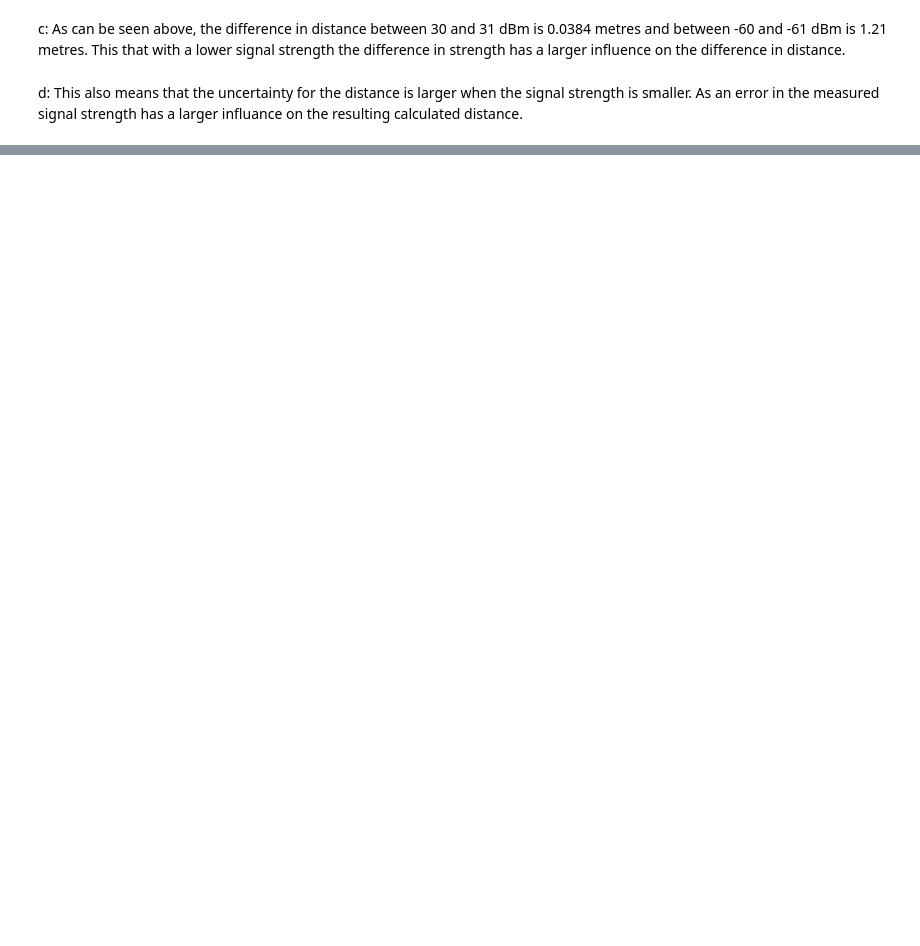
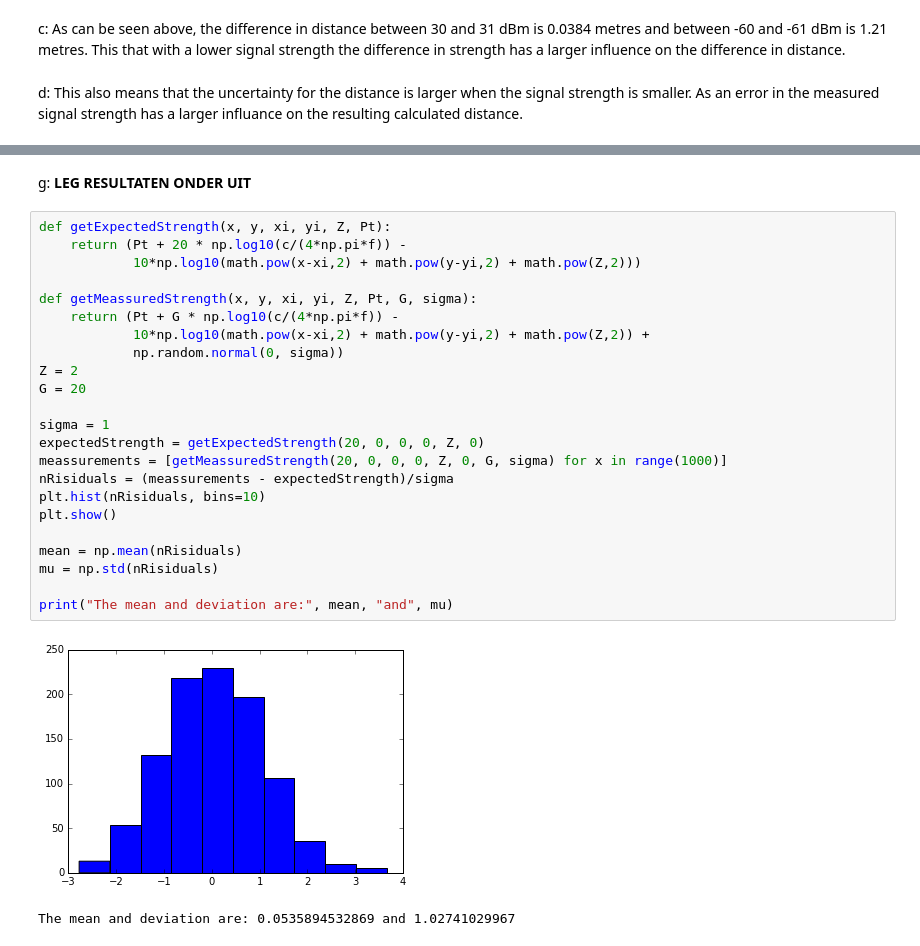
Before and after one commit to S3BASTI3N/WifiTracking, a Jupyter notebook: WifiTracking.ipynb, the cells around one changed output, grey strips where cells are left out. Drawn from its saved outputs; the diff is of its cells as text; blank space fills up the shorter version.

```diff
--- a/WifiTracking.ipynb
+++ b/WifiTracking.ipynb
@@ -52,0 +57,28 @@ MARTIJN OVERTYPEN
+# %% [markdown]
+g: **LEG RESULTATEN ONDER UIT**
+# %%
+def getExpectedStrength(x, y, xi, yi, Z, Pt):
+    return (Pt + 20 * np.log10(c/(4*np.pi*f)) -
+            10*np.log10(math.pow(x-xi,2) + math.pow(y-yi,2) + math.pow(Z,2)))
+
+def getMeassuredStrength(x, y, xi, yi, Z, Pt, G, sigma):
+    return (Pt + G * np.log10(c/(4*np.pi*f)) -
+            10*np.log10(math.pow(x-xi,2) + math.pow(y-yi,2) + math.pow(Z,2)) +
+            np.random.normal(0, sigma))
+Z = 2
+G = 20
+
+sigma = 1
+expectedStrength = getExpectedStrength(20, 0, 0, 0, Z, 0)
+meassurements = [getMeassuredStrength(20, 0, 0, 0, Z, 0, G, sigma) for x in range(1000)]
+nRisiduals = (meassurements - expectedStrength)/sigma
+plt.hist(nRisiduals, bins=10)
+plt.show()
+
+mean = np.mean(nRisiduals)
+mu = np.std(nRisiduals)
+
+print("The mean and deviation are:", mean, "and", mu)
+# %% [output]
+[figure, added]
+The mean and deviation are: 0.0535894532869 and 1.02741029967
```
Also changed, not shown: parts of 11 cells of this notebook.
